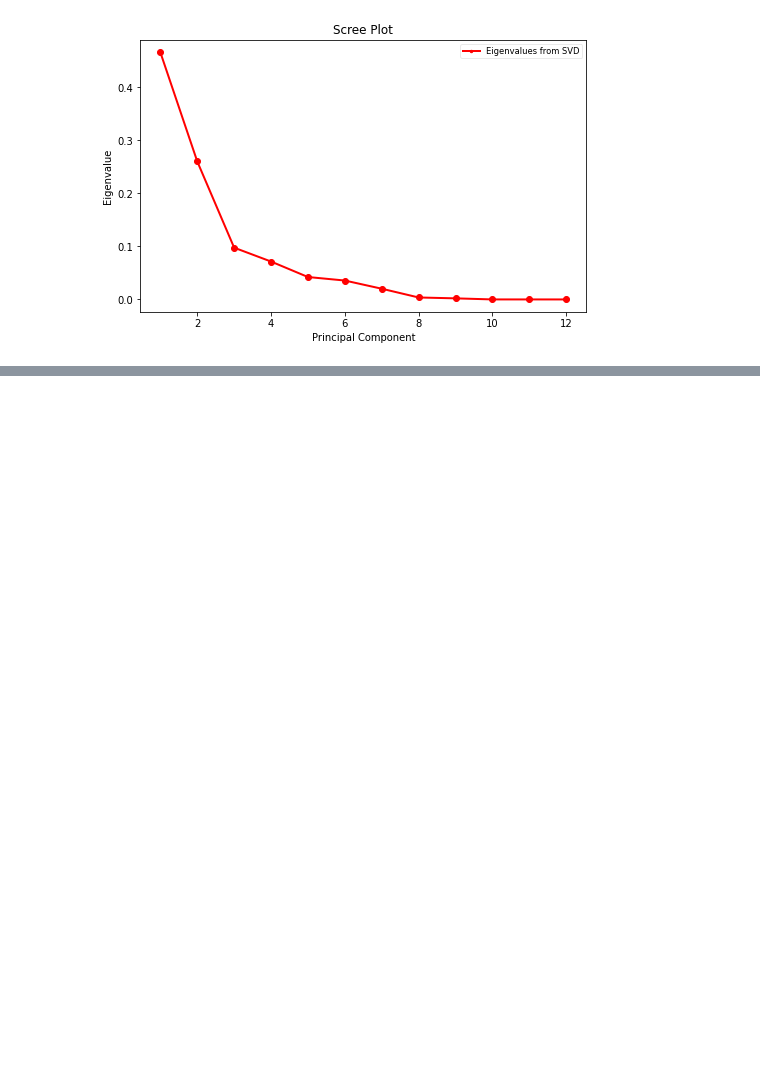
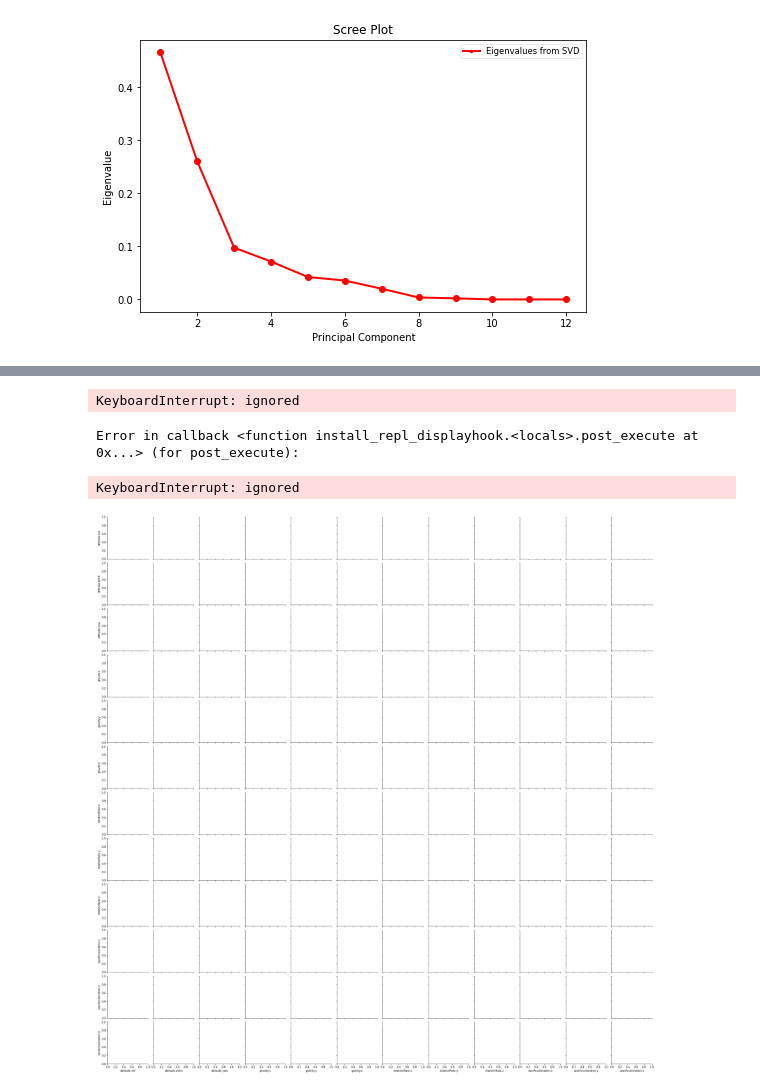
Before and after one commit to IssyMiddleton/CSC8635, a Jupyter notebook: notebooks/Assignment.ipynb, the cells around one changed output, grey strips where cells are left out. Saved outputs shown, nothing was run; the diff lists cells and outputs as text; code cells hidden in the pictures; blank space fills up the shorter version.

```diff
--- a/notebooks/Assignment.ipynb
+++ b/notebooks/Assignment.ipynb
@@ -1756,0 +2070,9 @@ plt.show()
+# %%
+#@title
+import seaborn as sns
+import pandas as pd
+import numpy as np
+
+data = Df_all
+print('Original Dataset')
+data.head()
@@ -1756,0 +2087,7 @@ plt.show()
+# %%
+# Min-Max Normalization on Activity
+df = data.drop(['Exp_num','Unnamed: 0','Activity','Sub_Num'], axis=1)
+df_norm = (df-df.min())/(df.max()-df.min())
+
+print("Scaled Dataset")
+df_norm.head()
@@ -1756,0 +2102,4 @@ plt.show()
+# %%
+df_normA = pd.concat((df_norm, data.Activity, data.Sub_Num), 1)
+print("Scaled Dataset - Activity")
+df_normA.head()
@@ -1756,0 +2128,3 @@ plt.show()
+# %%
+ScaleJog = df_normA.loc[(df_normA['Activity'] >= 2)
+                     & (df_normA['Activity'] < 3)]
@@ -1756,0 +2239,7 @@ plt.show()
+# %%
+sns.pairplot(ScaleJog[['attitude.roll','attitude.pitch','attitude.yaw','gravity.x','gravity.y','gravity.z','rotationRate.x','rotationRate.y','rotationRate.z','userAcceleration.x','userAcceleration.y','userAcceleration.z']]);
+# %% [output]
+KeyboardInterrupt: ignored
+Error in callback <function install_repl_displayhook.<locals>.post_execute at 0x...> (for post_execute):
+KeyboardInterrupt: ignored
+[figure, added]
```
Also changed, not shown: parts of 84 cells of this notebook.
